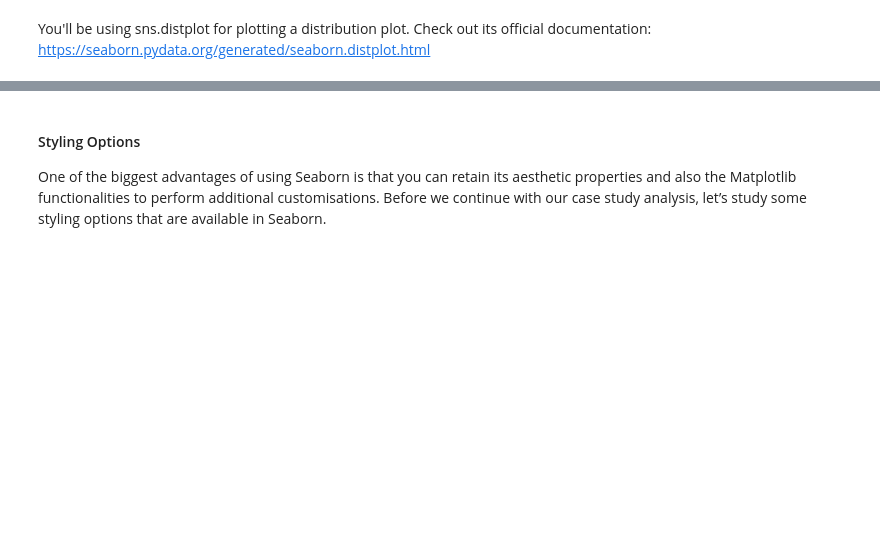
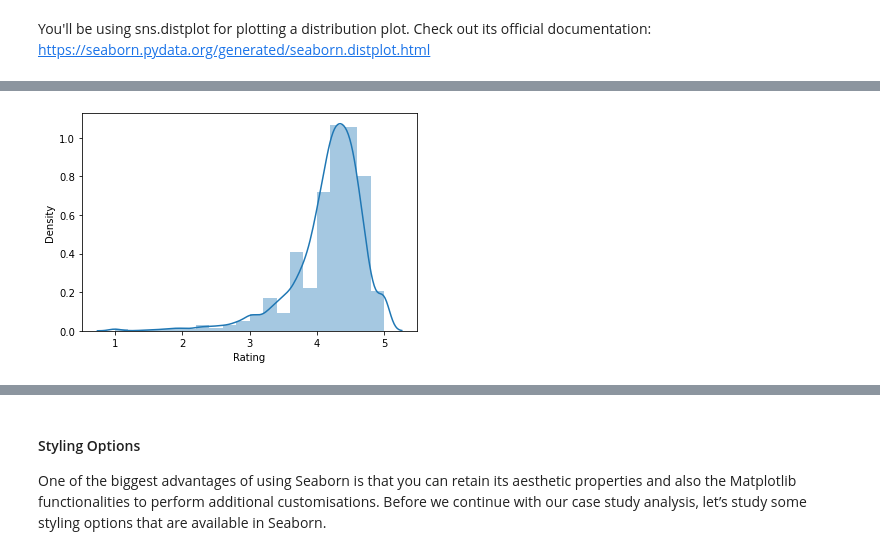
Before and after one commit to khairnardevashish/Data-Visualisation-for-DS-and-ML, a Jupyter notebook: Case Study Notebook/Data Visualisation in Python - Case Study.ipynb, the cells around one changed output, grey strips where cells are left out. Saved outputs shown, nothing was run; the diff lists cells and outputs as text; code cells hidden in the pictures; blank space fills up the shorter version.

```diff
--- a/Case Study Notebook/Data Visualisation in Python - Case Study.ipynb
+++ b/Case Study Notebook/Data Visualisation in Python - Case Study.ipynb
@@ -586,4 +598,8 @@ You'll be using sns.distplot for plotting a distribution plot. Check out its off
 # %%
 #Change the number of bins
+sns.distplot(df.Rating, bins = 20, vertical = False)
+plt.show()
+# %% [output]
+[figure, added]
 # %%
 #Change the colour of bins to green
```
Also changed, not shown: parts of 23 cells of this notebook.
